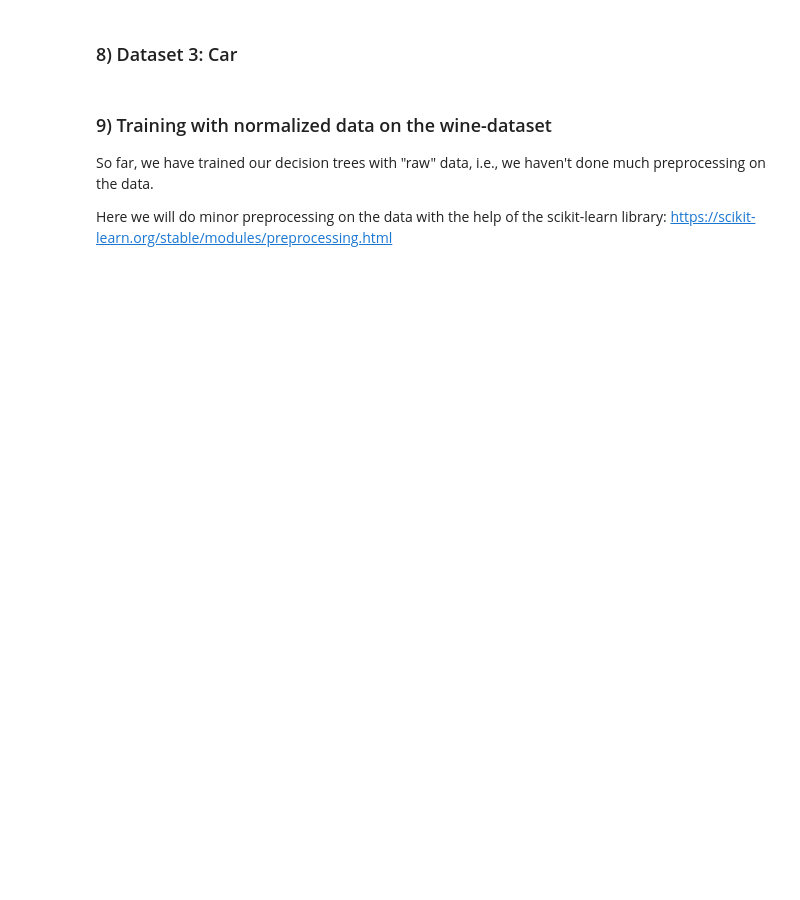
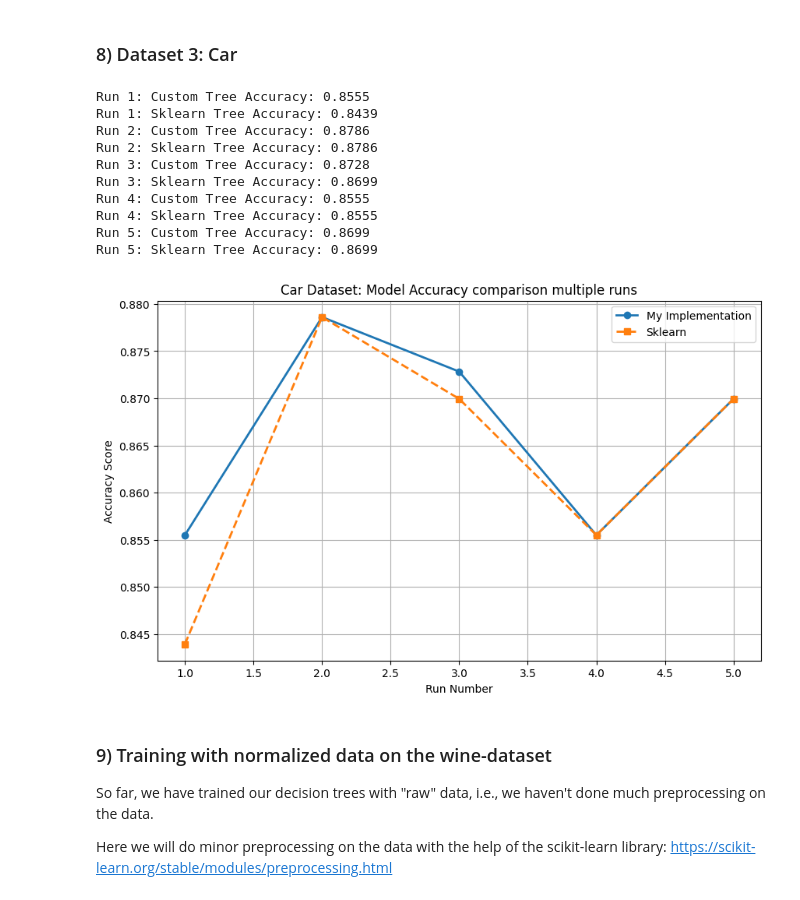
Before and after one commit to iM0ritz/MachineLearning, a Jupyter notebook: Assignment2/ML-Assignment 2 - Student names.ipynb, the cells around one changed output. Cells and saved outputs as stored; diff of their text form; code cells hidden in the pictures; blank space fills up the shorter version.

```diff
--- a/Assignment2/ML-Assignment 2 - Student names.ipynb
+++ b/Assignment2/ML-Assignment 2 - Student names.ipynb
@@ -421,3 +436,77 @@ data_car = pd.read_csv("car.csv", header=1).to_numpy()
+# %%
+# Preprocessing necessary for the Car dataset (categorical features that sklearn cannot handle directly)
+
+col_names = ['buying', 'maint', 'doors', 'persons', 'lug_boot', 'safety', 'class']
+data_car = pd.read_csv("car.csv", header=None, names=col_names)
+
+# Define the mappings based on the specific values in the Car dataset
+# Assign numbers so they increase logically (small -> big, low -> high)
+buying_maint_map = {'low': 0, 'med': 1, 'high': 2, 'vhigh': 3}
+doors_map        = {'2': 2, '3': 3, '4': 4, '5more': 5}
+persons_map      = {'2': 2, '4': 4, 'more': 5}
+lug_boot_map     = {'small': 0, 'med': 1, 'big': 2}
+safety_map       = {'low': 0, 'med': 1, 'high': 2}
+class_map        = {'unacc': 0, 'acc': 1, 'good': 2, 'vgood': 3}
+
+# Apply the mappings to the specific columns
+data_car['buying']   = data_car['buying'].map(buying_maint_map)
+data_car['maint']    = data_car['maint'].map(buying_maint_map)
+data_car['doors']    = data_car['doors'].map(doors_map)
+data_car['persons']  = data_car['persons'].map(persons_map)
+data_car['lug_boot'] = data_car['lug_boot'].map(lug_boot_map)
+data_car['safety']   = data_car['safety'].map(safety_map)
+
+# Encode the target/label column
+data_car['class']    = data_car['class'].map(class_map)
+
+data_car.dropna(inplace=True)
+
+X = data_car.drop('class', axis=1)
+y = data_car['class']
+
+custom_acc, sk_learn_acc = [], []
+for i in range(5):
+    car_train, car_test = train_test_split(np.hstack([X.values, y.values.reshape(-1, 1)]), test_size=0.2)
+    X_train = car_train[:,:-1]
+    y_train = car_train[:,-1]
+    X_test = car_test[:,:-1]
+    y_test = car_test[:,-1]
+    tree = grow_tree(X_train, y_train, np.arange(len(car_train)), max_depth=5, task="classification")
+    predictions = [tree.predict(sample) for sample in X_test]
+    custom_acc.append(accuracy_score(y_test, predictions))
+    print(f"Run {i+1}: Custom Tree Accuracy: {custom_acc[-1]:.4f}")
+
+    skl_classifier = DecisionTreeClassifier(criterion='gini', max_depth=5)
+    skl_fitted_classifier = skl_classifier.fit(X=X_train, y=y_train)
+    skl_predictions = skl_fitted_classifier.predict(X_test)
+    sk_learn_acc.append(accuracy_score(skl_predictions, y_test))
+    print(f"Run {i+1}: Sklearn Tree Accuracy: {sk_learn_acc[-1]:.4f}")
+
+# Plot
+plt.figure(figsize=(10, 6))
+
+plt.plot(range(1, 6), custom_acc, marker='o', linestyle='-', label='My Implementation', linewidth=2)
+plt.plot(range(1, 6), sk_learn_acc, marker='s', linestyle='--', label='Sklearn', linewidth=2)
+
+plt.title('Car Dataset: Model Accuracy comparison multiple runs')
+plt.xlabel('Run Number')
+plt.ylabel('Accuracy Score')
+plt.legend()
+plt.grid(True)
+
+plt.show()
+# %% [output]
+Run 1: Custom Tree Accuracy: 0.8555
+Run 1: Sklearn Tree Accuracy: 0.8439
+Run 2: Custom Tree Accuracy: 0.8786
+Run 2: Sklearn Tree Accuracy: 0.8786
+Run 3: Custom Tree Accuracy: 0.8728
+Run 3: Sklearn Tree Accuracy: 0.8699
+Run 4: Custom Tree Accuracy: 0.8555
+Run 4: Sklearn Tree Accuracy: 0.8555
+Run 5: Custom Tree Accuracy: 0.8699
+Run 5: Sklearn Tree Accuracy: 0.8699
+[figure, added]
 # %% [markdown]
 ### 9) Training with normalized data on the wine-dataset
 
```
Also changed, not shown: parts of 7 cells of this notebook.
